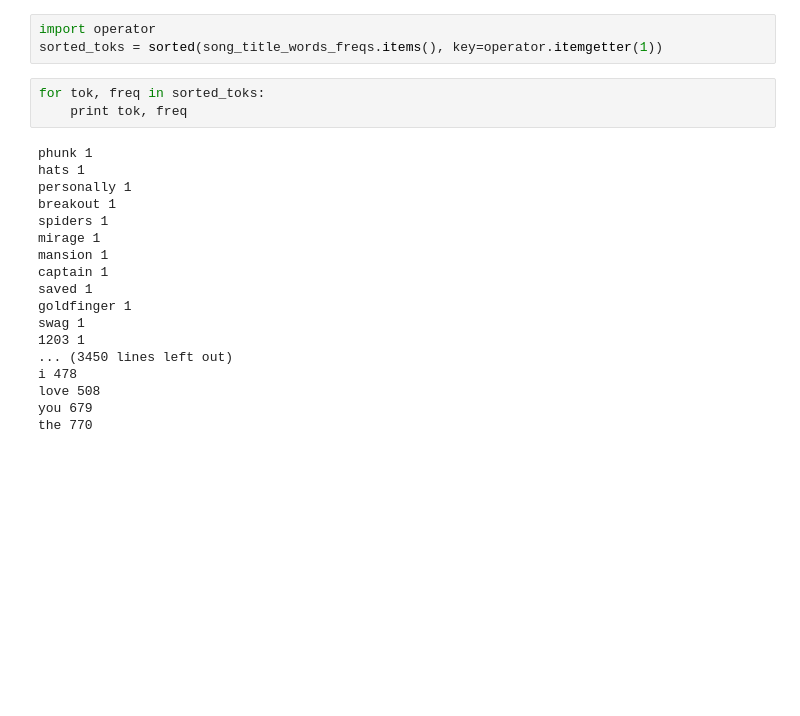
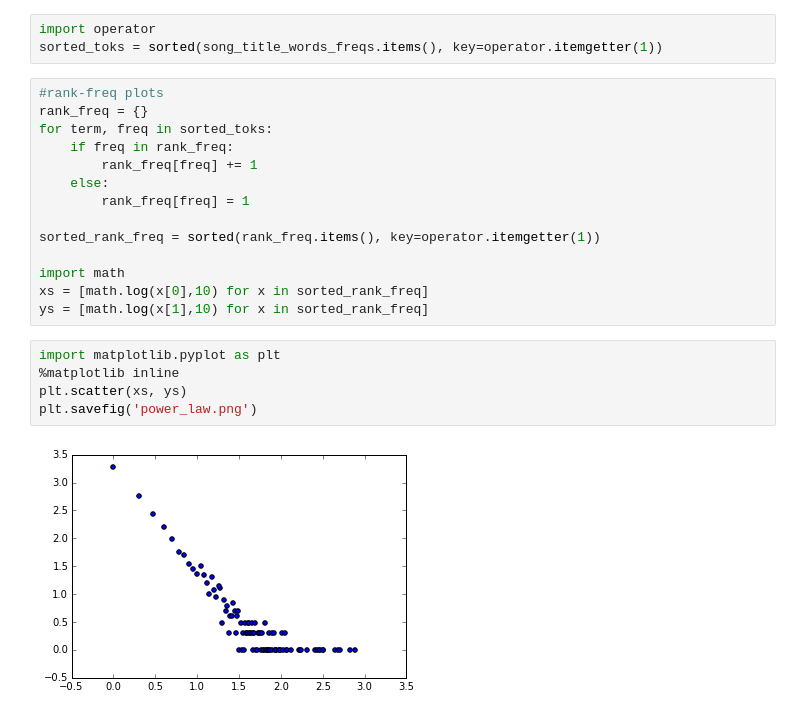
Before and after one commit to jeffreyong/billboard-vis, a Jupyter notebook: exploration.ipynb, the cells around one changed output. Saved outputs shown, nothing was run; the diff lists cells and outputs as text; blank space fills up the shorter version.

Commit message:
added power law discovered

```diff
--- a/exploration.ipynb
+++ b/exploration.ipynb
@@ -49,24 +49,24 @@ for year, songs in contents.iteritems():
 # %%
 import operator
 sorted_toks = sorted(song_title_words_freqs.items(), key=operator.itemgetter(1))
-# %%
-for tok, freq in sorted_toks:
-    print tok, freq
-# %% [output]
-phunk 1
-hats 1
-personally 1
-breakout 1
-spiders 1
-mirage 1
-mansion 1
-captain 1
-saved 1
-goldfinger 1
-swag 1
-1203 1
-... (3450 lines left out)
-i 478
-love 508
-you 679
-the 770
+# %%
+#rank-freq plots
+rank_freq = {}
+for term, freq in sorted_toks:
+    if freq in rank_freq:
+        rank_freq[freq] += 1
+    else:
+        rank_freq[freq] = 1
+
+sorted_rank_freq = sorted(rank_freq.items(), key=operator.itemgetter(1))
+
+import math
+xs = [math.log(x[0],10) for x in sorted_rank_freq]
+ys = [math.log(x[1],10) for x in sorted_rank_freq]
+# %%
+import matplotlib.pyplot as plt
+%matplotlib inline
+plt.scatter(xs, ys)
+plt.savefig('power_law.png')
+# %% [output]
+[figure, added]
```
Also changed, not shown: 1 other file.
